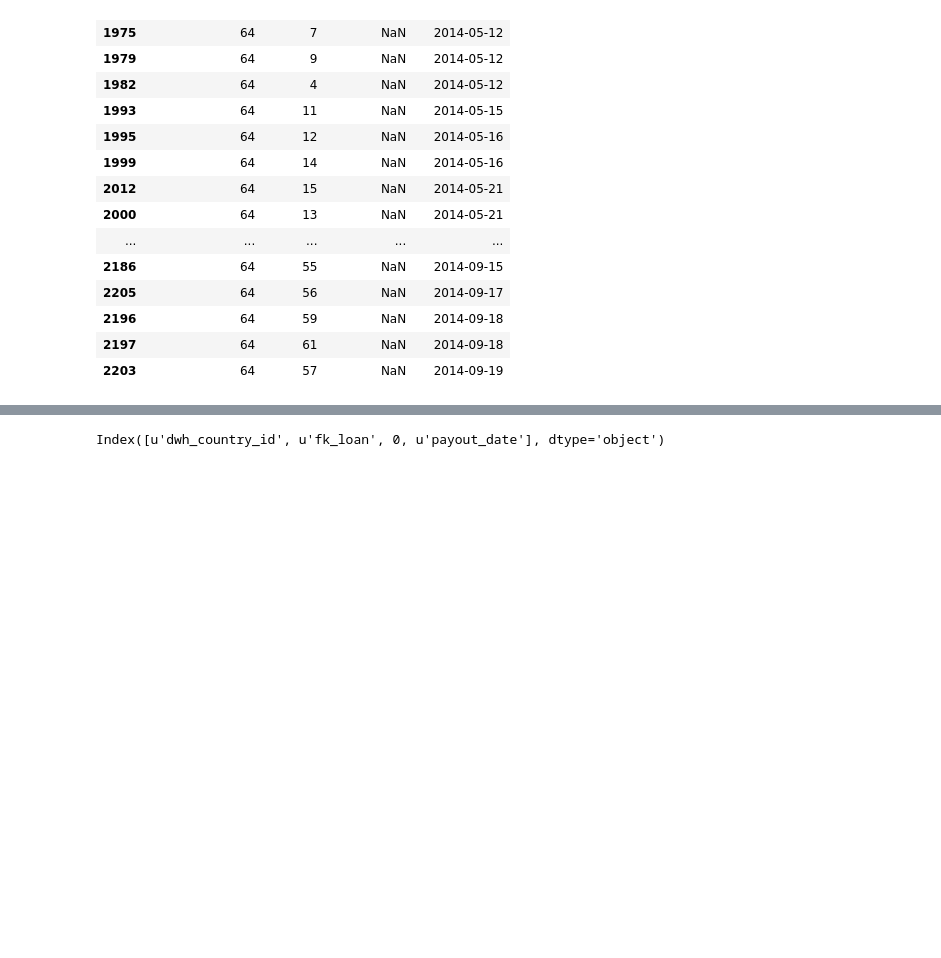
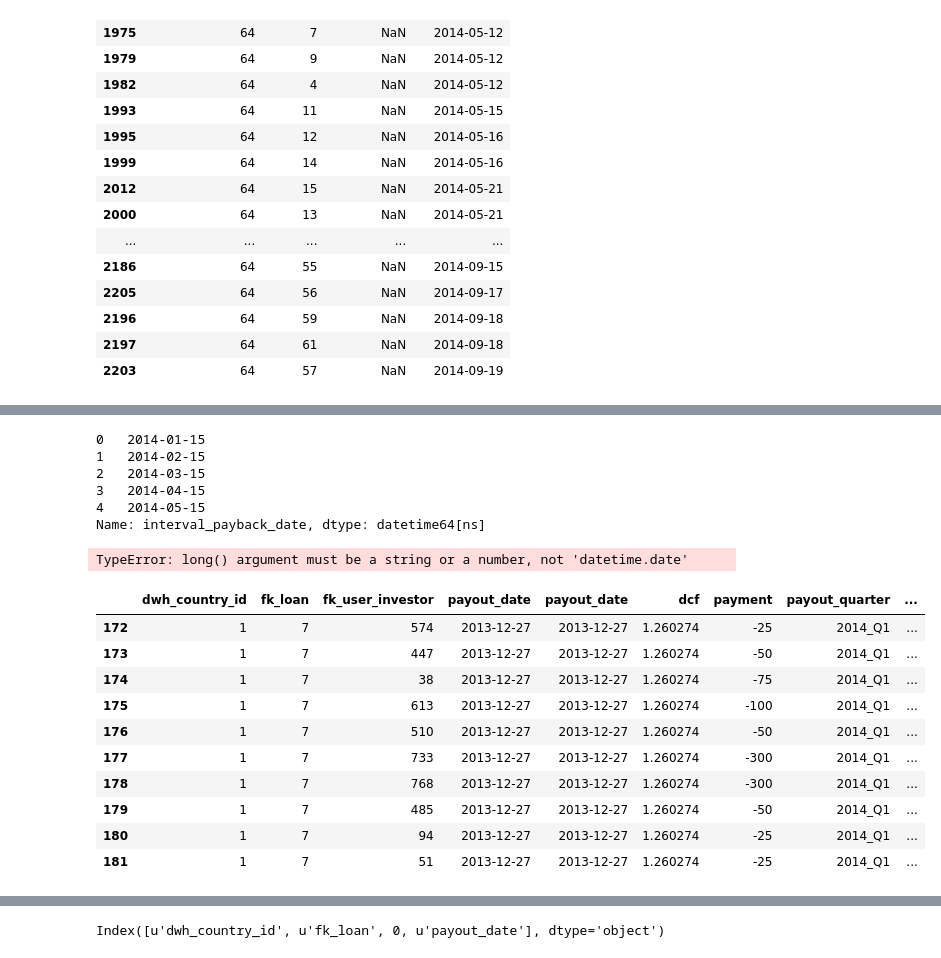
Before and after one commit to seanv507/lendico, a Jupyter notebook: Projects/Returns/src/returns01.ipynb, the cells around one changed output, grey strips where cells are left out. Drawn from its saved outputs; the diff is of its cells as text; code cells hidden in the pictures; blank space fills up the shorter version.

```diff
--- a/Projects/Returns/src/returns01.ipynb
+++ b/Projects/Returns/src/returns01.ipynb
@@ -232,2 +201,17 @@ ipdb> recovery_payment.columns
 ipdb> q
 AttributeError: 'NoneType' object has no attribute 'set_completer_delims'
+# %%
+a1=payment_plans_combined.interval_payback_date.head().copy()
+a1
+# %% [output]
+0   2014-01-15
+1   2014-02-15
+2   2014-03-15
+3   2014-04-15
+4   2014-05-15
+Name: interval_payback_date, dtype: datetime64[ns]
+# %%
+b=datetime.date(2014,1,16)
+a1[:]=b
+# %% [output]
+TypeError: long() argument must be a string or a number, not 'datetime.date'
@@ -233,0 +221,16 @@ AttributeError: 'NoneType' object has no attribute 'set_completer_delims'
+# %%
+loan7a=[a[a.fk_loan==7] for a in cash_lists['cash_list_actual_date']]
+# %%
+loan7a[0]
+# %% [output]
+|  | dwh_country_id | fk_loan | fk_user_investor | payout_date | payout_date | dcf | payment | payout_quarter | ... |
+| 172 | 1 | 7 | 574 | 2013-12-27 | 2013-12-27 | 1.260274 | -25 | 2014_Q1 | ... |
+| 173 | 1 | 7 | 447 | 2013-12-27 | 2013-12-27 | 1.260274 | -50 | 2014_Q1 | ... |
+| 174 | 1 | 7 | 38 | 2013-12-27 | 2013-12-27 | 1.260274 | -75 | 2014_Q1 | ... |
+| 175 | 1 | 7 | 613 | 2013-12-27 | 2013-12-27 | 1.260274 | -100 | 2014_Q1 | ... |
+| 176 | 1 | 7 | 510 | 2013-12-27 | 2013-12-27 | 1.260274 | -50 | 2014_Q1 | ... |
+| 177 | 1 | 7 | 733 | 2013-12-27 | 2013-12-27 | 1.260274 | -300 | 2014_Q1 | ... |
+| 178 | 1 | 7 | 768 | 2013-12-27 | 2013-12-27 | 1.260274 | -300 | 2014_Q1 | ... |
+| 179 | 1 | 7 | 485 | 2013-12-27 | 2013-12-27 | 1.260274 | -50 | 2014_Q1 | ... |
+| 180 | 1 | 7 | 94 | 2013-12-27 | 2013-12-27 | 1.260274 | -25 | 2014_Q1 | ... |
+| 181 | 1 | 7 | 51 | 2013-12-27 | 2013-12-27 | 1.260274 | -25 | 2014_Q1 | ... |
```
Also changed, not shown: parts of 116 cells of this notebook, 6 other files.
